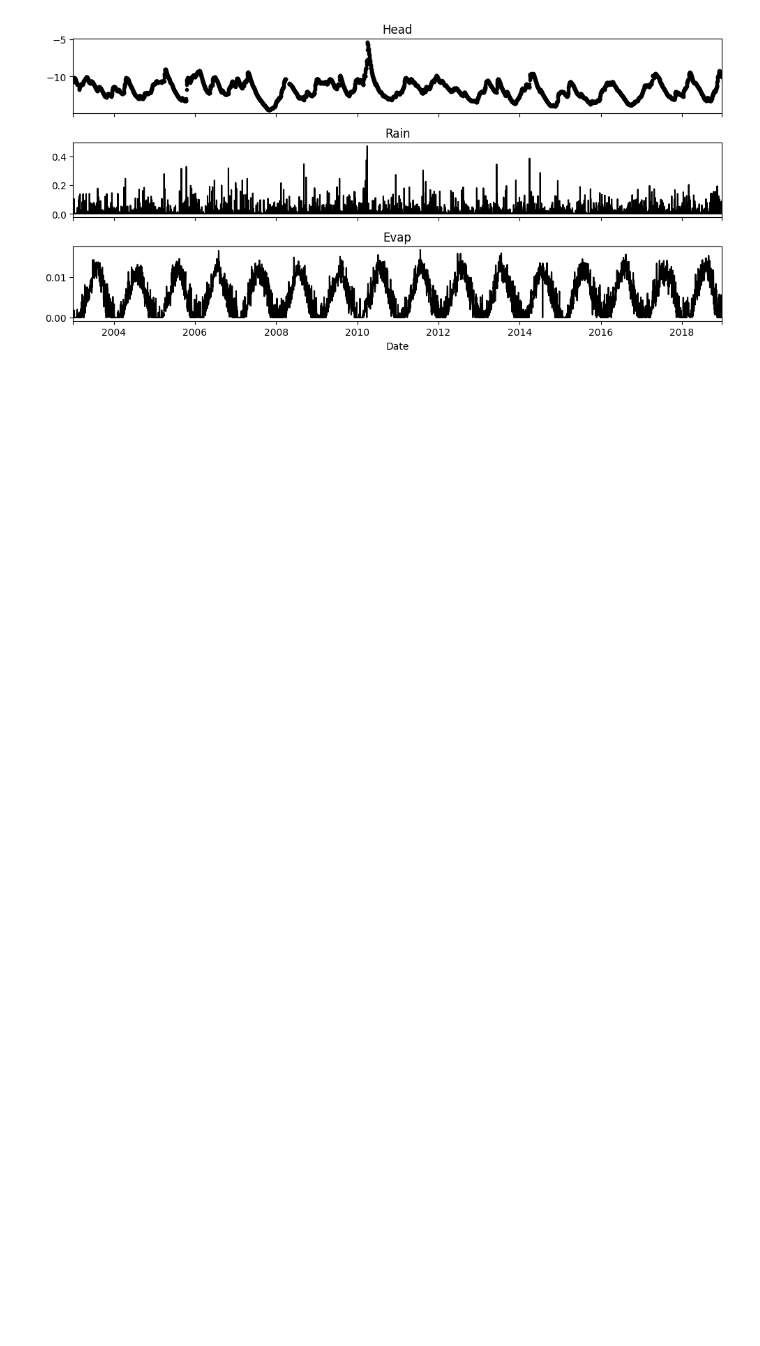
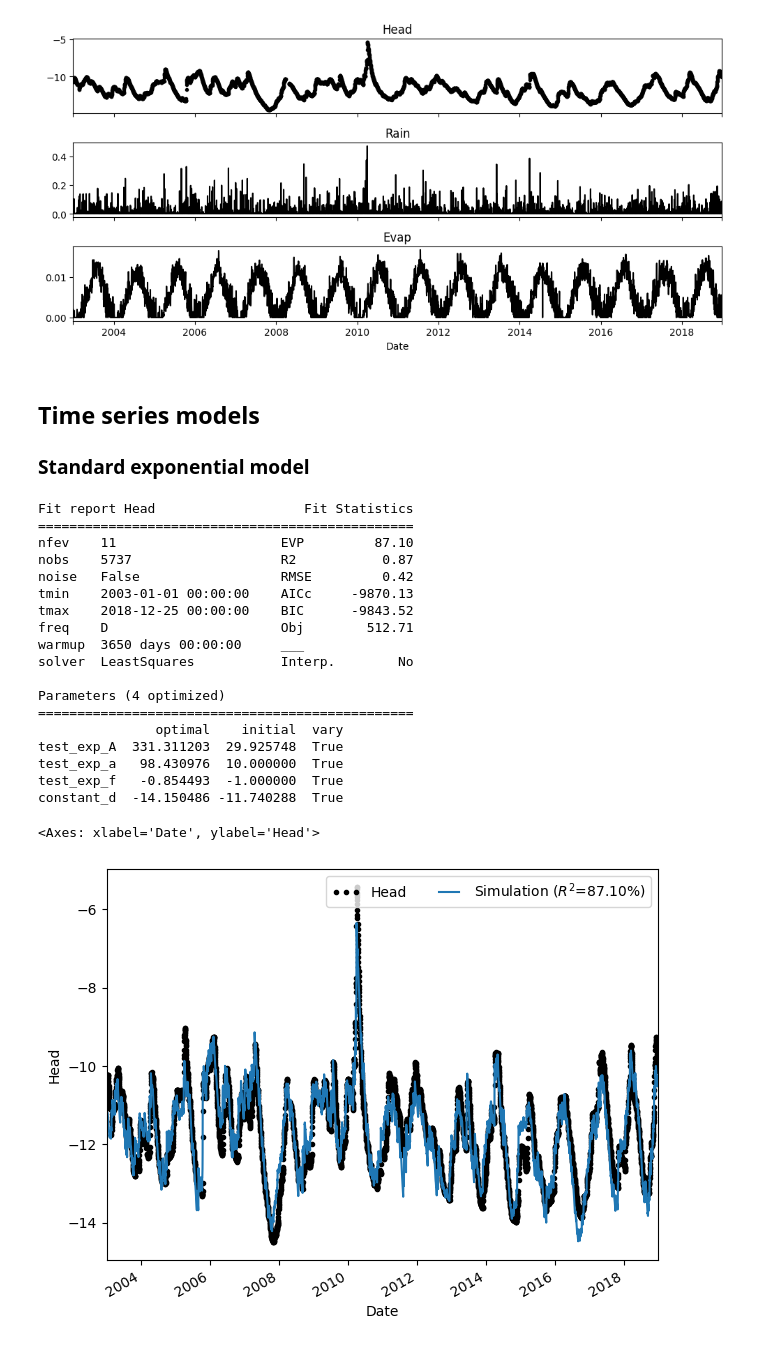
Before and after one commit to pastas/pastas-plugins, a Jupyter notebook: docs/examples/modflow_uzf.ipynb, the cells around one changed output. Saved outputs shown, nothing was run; the diff lists cells and outputs as text; code cells hidden in the pictures; blank space fills up the shorter version.

```diff
--- a/docs/examples/modflow_uzf.ipynb
+++ b/docs/examples/modflow_uzf.ipynb
@@ -20,11 +35,4 @@ if not os.path.isfile(mf6_exe):
 # %%
-# %%
-tmin = pd.Timestamp("2001-01-01")
-tmax = pd.Timestamp("2014-12-31")
-
-tmin_wu = tmin - pd.Timedelta(days=3651)
-tmin_wu = pd.Timestamp("1986-01-01")
-
 # ds = ps.load_dataset("collenteur_2019")
 # head = ds["head"].squeeze()
 # prec = ds["rain"].squeeze().resample("D").asfreq().fillna(0.0)
@@ -34,6 +42,44 @@ head = pd.read_csv("data/obs.csv", index_col=0, parse_dates=True).squeeze()
 prec = pd.read_csv("data/rain.csv", index_col=0, parse_dates=True).squeeze().resample("D").asfreq().fillna(0.0)
 evap = pd.read_csv("data/evap.csv", index_col=0, parse_dates=True).squeeze()
 
+tmin = pd.Timestamp("2003-01-01")
+tmax = pd.Timestamp("2018-12-25")
+
+tmin_wu = tmin - pd.Timedelta(days=365*4)
+# tmin_wu = pd.Timestamp("1986-01-01")
+
 ps.plots.series(head, [prec, evap], hist=False);
 # %% [output]
 [figure]
+# %% [markdown]
+## Time series models
+
+### Standard exponential model
+# %%
+mlexp = ps.Model(head)
+mlexp.add_stressmodel(
+    ps.RechargeModel(prec=prec, evap=evap, rfunc=ps.Exponential(), name="test_exp")
+)
+mlexp.solve(tmin=tmin, tmax=tmax)
+mlexp.plot()
+# %% [output]
+Fit report Head                   Fit Statistics
+================================================
+nfev    11                     EVP         87.10
+nobs    5737                   R2           0.87
+noise   False                  RMSE         0.42
+tmin    2003-01-01 00:00:00    AICc     -9870.13
+tmax    2018-12-25 00:00:00    BIC      -9843.52
+freq    D                      Obj        512.71
+warmup  3650 days 00:00:00     ___
+solver  LeastSquares           Interp.        No
+
+Parameters (4 optimized)
+================================================
+               optimal    initial  vary
+test_exp_A  331.311203  29.925748  True
+test_exp_a   98.430976  10.000000  True
+test_exp_f   -0.854493  -1.000000  True
+constant_d  -14.150486 -11.740288  True
+<Axes: xlabel='Date', ylabel='Head'>
+[figure, added]
```
Also changed, not shown: parts of 9 cells of this notebook.
